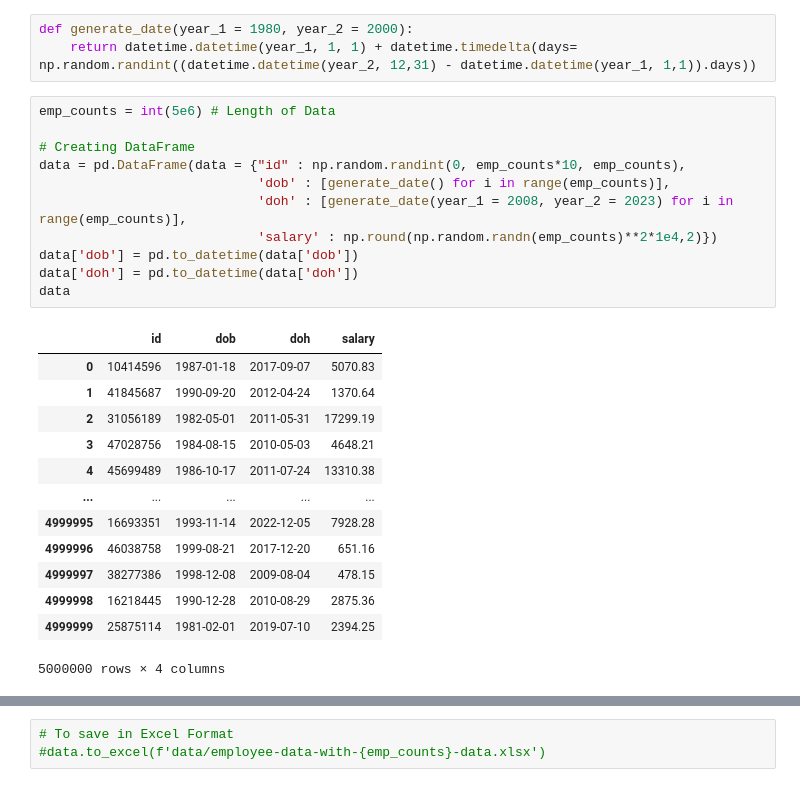
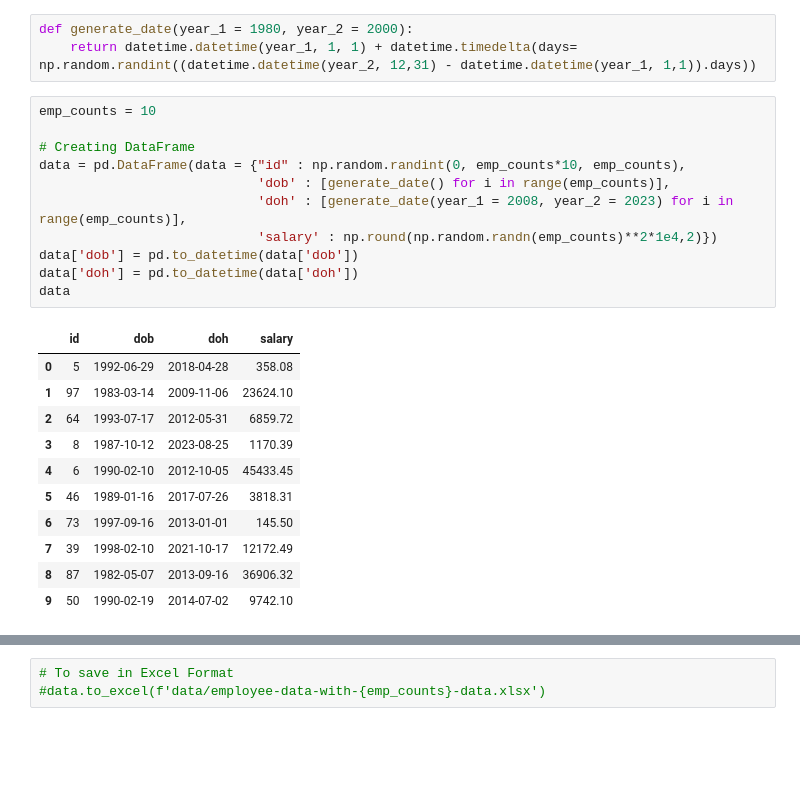
Before and after one commit to leonv1602/post-employment-benefit, a Jupyter notebook: data-generator.ipynb, the cells around one changed output, grey strips where cells are left out. Drawn from its saved outputs; the diff is of its cells as text; blank space fills up the shorter version.

```diff
--- a/data-generator.ipynb
+++ b/data-generator.ipynb
@@ -21,27 +21,25 @@ import datetime # Date time
 def generate_date(year_1 = 1980, year_2 = 2000):
     return datetime.datetime(year_1, 1, 1) + datetime.timedelta(days= np.random.randint((datetime.datetime(year_2, 12,31) - datetime.datetime(year_1, 1,1)).days))
 # %%
-emp_counts = int(5e6) # Length of Data
+emp_counts = 10
 
 # Creating DataFrame
 data = pd.DataFrame(data = {"id" : np.random.randint(0, emp_counts*10, emp_counts),
                             'dob' : [generate_date() for i in range(emp_counts)],
                             'doh' : [generate_date(year_1 = 2008, year_2 = 2023) for i in range(emp_counts)],
                             'salary' : np.round(np.random.randn(emp_counts)**2*1e4,2)})
 data['dob'] = pd.to_datetime(data['dob'])
 data['doh'] = pd.to_datetime(data['doh'])
 data
 # %% [output]
 |  | id | dob | doh | salary |
-| 0 | 10414596 | 1987-01-18 | 2017-09-07 | 5070.83 |
-| 1 | 41845687 | 1990-09-20 | 2012-04-24 | 1370.64 |
-| 2 | 31056189 | 1982-05-01 | 2011-05-31 | 17299.19 |
-| 3 | 47028756 | 1984-08-15 | 2010-05-03 | 4648.21 |
-| 4 | 45699489 | 1986-10-17 | 2011-07-24 | 13310.38 |
-| ... | ... | ... | ... | ... |
-| 4999995 | 16693351 | 1993-11-14 | 2022-12-05 | 7928.28 |
-| 4999996 | 46038758 | 1999-08-21 | 2017-12-20 | 651.16 |
-| 4999997 | 38277386 | 1998-12-08 | 2009-08-04 | 478.15 |
-| 4999998 | 16218445 | 1990-12-28 | 2010-08-29 | 2875.36 |
-| 4999999 | 25875114 | 1981-02-01 | 2019-07-10 | 2394.25 |
+| 0 | 5 | 1992-06-29 | 2018-04-28 | 358.08 |
+| 1 | 97 | 1983-03-14 | 2009-11-06 | 23624.10 |
+| 2 | 64 | 1993-07-17 | 2012-05-31 | 6859.72 |
+| 3 | 8 | 1987-10-12 | 2023-08-25 | 1170.39 |
+| 4 | 6 | 1990-02-10 | 2012-10-05 | 45433.45 |
+| 5 | 46 | 1989-01-16 | 2017-07-26 | 3818.31 |
+| 6 | 73 | 1997-09-16 | 2013-01-01 | 145.50 |
+| 7 | 39 | 1998-02-10 | 2021-10-17 | 12172.49 |
+| 8 | 87 | 1982-05-07 | 2013-09-16 | 36906.32 |
+| 9 | 50 | 1990-02-19 | 2014-07-02 | 9742.10 |
-5000000 rows × 4 columns
```
Also changed, not shown: parts of 14 cells of this notebook.
